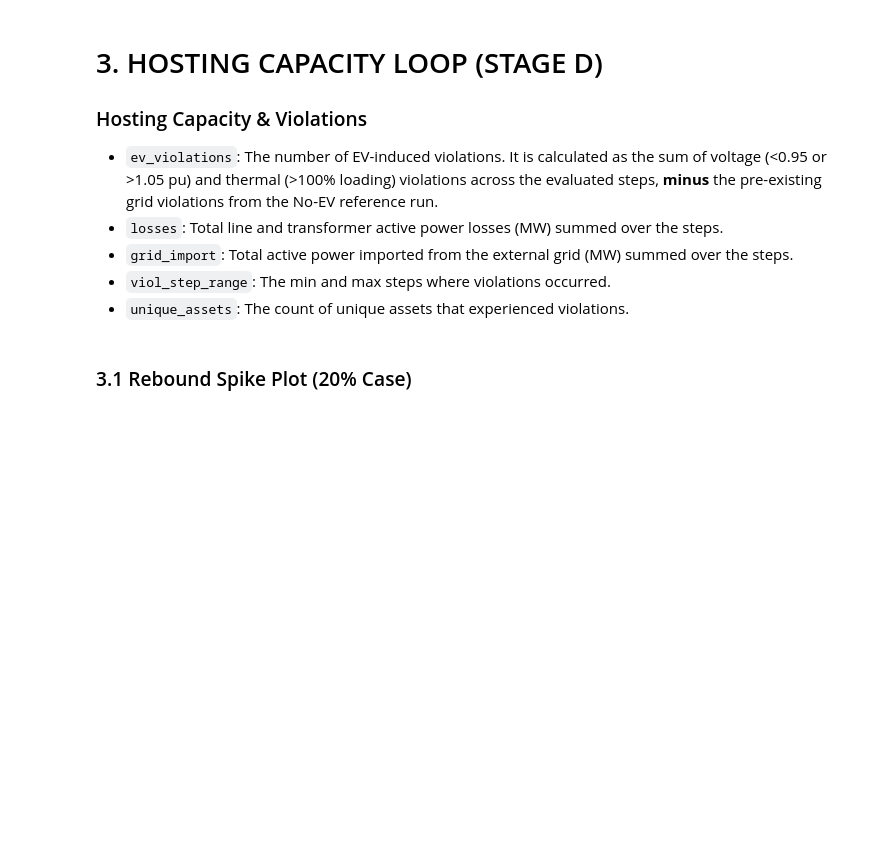
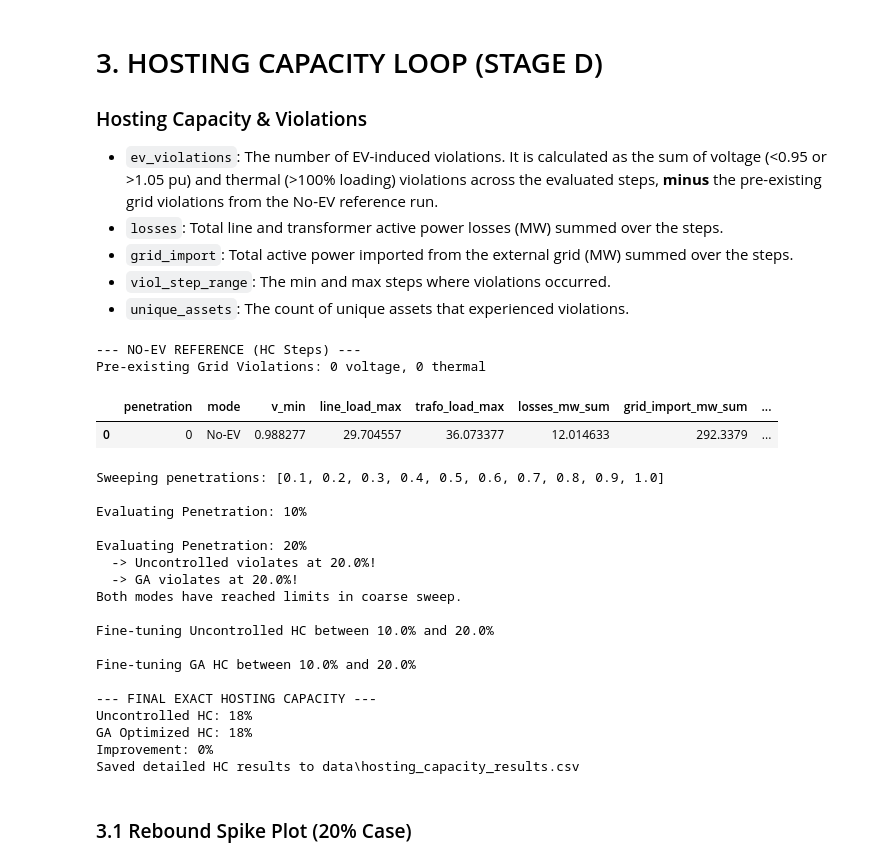
Before and after one commit to Jayanth-0407/edge-ai-smart-grid, a Jupyter notebook: digital_twin/ev_ga_optimizer.ipynb, the cells around one changed output. Saved outputs shown, nothing was run; the diff lists cells and outputs as text; code cells hidden in the pictures; blank space fills up the shorter version.

```diff
--- a/digital_twin/ev_ga_optimizer.ipynb
+++ b/digital_twin/ev_ga_optimizer.ipynb
@@ -309,10 +338,16 @@ def aggregate_results(res_df, no_ev_v, no_ev_l, pen, mode):
     }
 
 if RUN_HOSTING_CAPACITY and not ev_df.empty:
-    print("\n--- NO-EV REFERENCE (96 Steps) ---")
-    no_ev_res = run_ac_power_flow(net, None, load_abs, renew_abs, list(range(96)))
+    print("\n--- NO-EV REFERENCE (HC Steps) ---")
+
+    no_ev_res = run_ac_power_flow(
+        net, None, load_abs, load_q_abs,
+        renew_abs, HC_STEPS
+    )
+
     no_ev_v = no_ev_res['v_violations'].sum()
     no_ev_l = no_ev_res['loading_violations'].sum()
+
     print(f"Pre-existing Grid Violations: {no_ev_v} voltage, {no_ev_l} thermal")
     no_ev_agg = aggregate_results(no_ev_res, 0, 0, 0, 'No-EV')
     display(pd.DataFrame([no_ev_agg]))
@@ -332,7 +367,7 @@ if RUN_HOSTING_CAPACITY and not ev_df.empty:
 
         # Uncontrolled
         if not uncontrolled_violates:
-            res_u = run_ac_power_flow(net, active_evs, load_abs, renew_abs, HC_STEPS)
+            res_u = run_ac_power_flow(net, active_evs, load_abs, load_q_abs, renew_abs, HC_STEPS)
             agg_u = aggregate_results(res_u, no_ev_v, no_ev_l, pen, 'uncontrolled')
             hc_results.append(agg_u)
             if agg_u['ev_violations'] > 0:
@@ -344,7 +379,7 @@ if RUN_HOSTING_CAPACITY and not ev_df.empty:
         # GA Optimized
         if not ga_violates:
             best_active_evs = run_ga(active_evs)
-            res_ga = run_ac_power_flow(net, best_active_evs, load_abs, renew_abs, HC_STEPS)
+            res_ga = run_ac_power_flow(net, best_active_evs, load_abs, load_q_abs, renew_abs, HC_STEPS)
             agg_ga = aggregate_results(res_ga, no_ev_v, no_ev_l, pen, 'ga_optimized')
             hc_results.append(agg_ga)
             if agg_ga['ev_violations'] > 0:
@@ -362,39 +397,62 @@ if RUN_HOSTING_CAPACITY and not ev_df.empty:
         print(f"\nFine-tuning Uncontrolled HC between {last_pass_pen_u*100}% and {(last_pass_pen_u+0.1)*100}%")
         for fine_pen in np.arange(last_pass_pen_u + 0.02, last_pass_pen_u + 0.1, 0.02):
             active_evs = generate_active_evs(fine_pen)
-            res_u = run_ac_power_flow(net, active_evs, load_abs, renew_abs, HC_STEPS)
+            res_u = run_ac_power_flow(net, active_evs, load_abs, load_q_abs, renew_abs, HC_STEPS)
             agg_u = aggregate_results(res_u, no_ev_v, no_ev_l, fine_pen, 'uncontrolled')
             hc_results.append(agg_u)
             if agg_u['ev_violations'] > 0:
                 break
             last_pass_pen_u = fine_pen
     else:
         last_pass_pen_u = PENETRATION_SWEEP[-1]
 
     # Bisection for GA
     if ga_violates:
         print(f"\nFine-tuning GA HC between {last_pass_pen_ga*100}% and {(last_pass_pen_ga+0.1)*100}%")
         for fine_pen in np.arange(last_pass_pen_ga + 0.02, last_pass_pen_ga + 0.1, 0.02):
             active_evs = generate_active_evs(fine_pen)
             best_active_evs = run_ga(active_evs)
-            res_ga = run_ac_power_flow(net, best_active_evs, load_abs, renew_abs, HC_STEPS)
+            res_ga = run_ac_power_flow(net, best_active_evs, load_abs, load_q_abs, renew_abs, HC_STEPS)
             agg_ga = aggregate_results(res_ga, no_ev_v, no_ev_l, fine_pen, 'ga_optimized')
             hc_results.append(agg_ga)
             if agg_ga['ev_violations'] > 0:
                 break
             last_pass_pen_ga = fine_pen
     else:
         last_pass_pen_ga = PENETRATION_SWEEP[-1]
 
     print(f"\n--- FINAL EXACT HOSTING CAPACITY ---")
     print(f"Uncontrolled HC: {last_pass_pen_u*100:.0f}%")
     print(f"GA Optimized HC: {last_pass_pen_ga*100:.0f}%")
     print(f"Improvement: {(last_pass_pen_ga - last_pass_pen_u)*100:.0f}%")
 
     hc_df = pd.DataFrame(hc_results)
     hc_df = hc_df.sort_values(by=['mode', 'penetration'])
     hc_df.to_csv(HC_OUTPUT_PATH, index=False)
     print(f"Saved detailed HC results to {HC_OUTPUT_PATH}")
+# %% [output]
+--- NO-EV REFERENCE (HC Steps) ---
+Pre-existing Grid Violations: 0 voltage, 0 thermal
+|  | penetration | mode | v_min | line_load_max | trafo_load_max | losses_mw_sum | grid_import_mw_sum | ... |
+| 0 | 0 | No-EV | 0.988277 | 29.704557 | 36.073377 | 12.014633 | 292.3379 | ... |
+Sweeping penetrations: [0.1, 0.2, 0.3, 0.4, 0.5, 0.6, 0.7, 0.8, 0.9, 1.0]
+
+Evaluating Penetration: 10%
+
+Evaluating Penetration: 20%
+  -> Uncontrolled violates at 20.0%!
+  -> GA violates at 20.0%!
+Both modes have reached limits in coarse sweep.
+
+Fine-tuning Uncontrolled HC between 10.0% and 20.0%
+
+Fine-tuning GA HC between 10.0% and 20.0%
+
+--- FINAL EXACT HOSTING CAPACITY ---
+Uncontrolled HC: 18%
+GA Optimized HC: 18%
+Improvement: 0%
+Saved detailed HC results to data\hosting_capacity_results.csv
 # %% [markdown]
 ### 3.1 Rebound Spike Plot (20% Case)
 # %%
```
Also changed, not shown: parts of 7 cells of this notebook, 5 other files.
